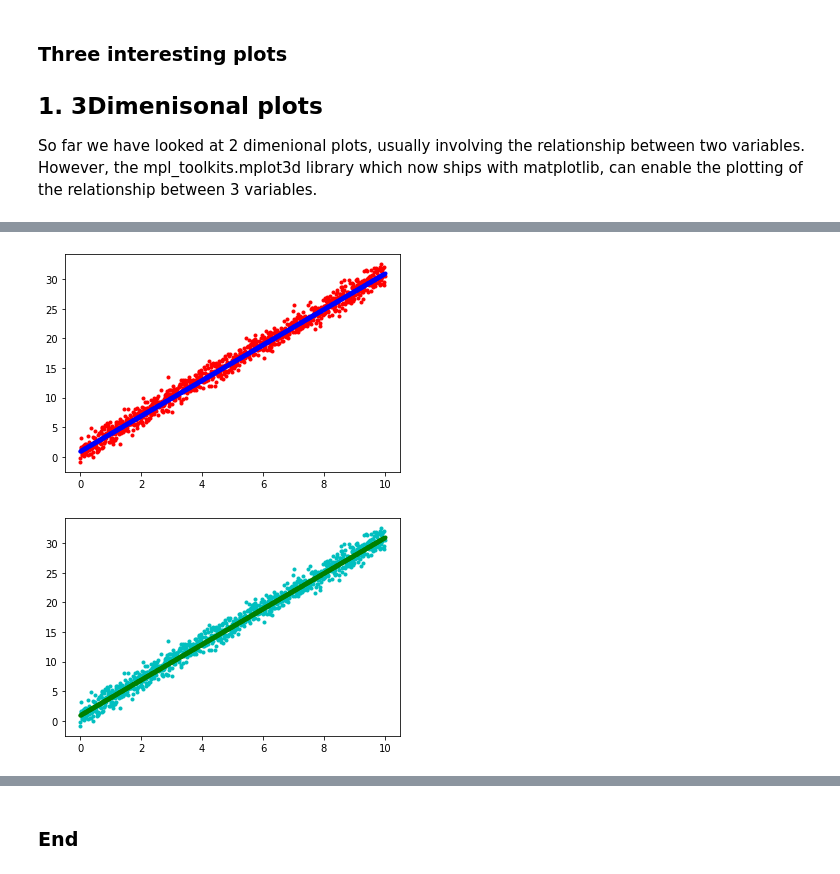
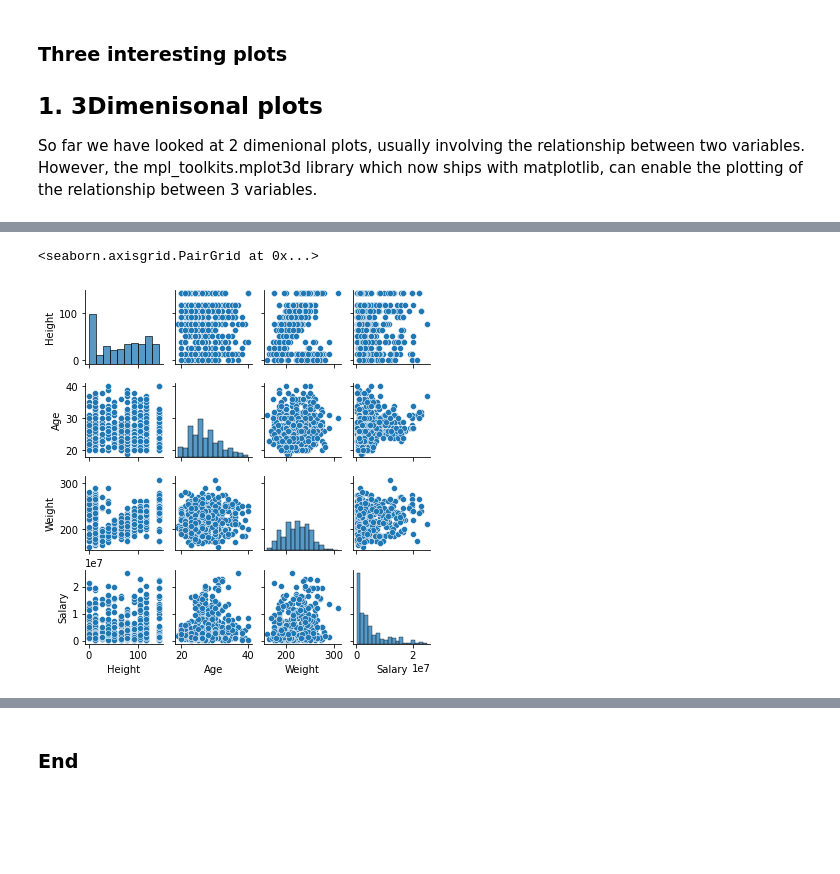
Before and after one commit to Jonish99/Fundamentals-of-Data-Analysis-Assessment, a Jupyter notebook: pyplot.ipynb, the cells around one changed output, grey strips where cells are left out. Cells and saved outputs as stored; diff of their text form; code cells hidden in the pictures; blank space fills up the shorter version.

Commit message:
Added Seaborn pairplot to pyplot.ipynb

```diff
--- a/pyplot.ipynb
+++ b/pyplot.ipynb
@@ -239,14 +241,0 @@ plt.show()
-# %%
-x = np.arange(0.0,10.0,0.01)
-y = 3.0 * x +1.0
-
-noise = np.random.normal(0.10,1.0,len(x))
-
-plt.plot(x,y + noise,'c.', label="noise" )
-plt.plot(x,y,'g.', label="strt" )
-plt.title("Simple plot")
-plt.xlabel('weight')
-plt.ylabel('mass')
-plt.legend()
-
-plt.show()
@@ -257,20 +249,32 @@ plt.show()
 # %%
-## 2. s
+# load the nba dataset into pandas dataframe
+
+df = pandas.read_csv("data/nba.csv")
+
+
+#the height format is in feet and inches. e.g. 7-2
+#Use function to convert that column to inches(pandas and Horvitz, 2021)
+
+def parse_ht(ht):
+    # format: 7' 0.0"
+    #split an on '-' and create array
+    ht=str(ht)
+    ht_ = ht.split(".")
+    #print(ht_[1])
+    #convert feet to float
+    ft_ = float(ht_[1])
+    #repalce double quote with nothing
+    in_ = float(ht_[1].replace("\"",""))
+    #print((12*ft_) + in_)
+    #feet * 12 + inches gives total inches
+    return int((12*ft_) + in_)
+df.dropna()
+#apply function to column
+df["Height"] = df["Height"].apply(lambda x:parse_ht(x))
+df.dropna()
+
+#specify variable to use from dataframe
+sns.pairplot(df,vars=["Height","Age","Weight","Salary"], diag_kind='hist', height=1.4)
+# %% [output]
+<seaborn.axisgrid.PairGrid at 0x...>
+[figure, added]
-# %%
-x = np.arange(0.0,10.0,0.01)
-y = 3.0 * x +1.0
-
-noise = np.random.normal(0.10,1.0,len(x))
-#repeat calls to the plot
-plt.plot(x,y + noise,'r.' )
-plt.plot(x,y,'b.')
-
-plt.show()
-#close plot, then new plot
-plt.plot(x,y + noise,'c.' )
-plt.plot(x,y,'g.')
-
-plt.show()
-# %% [output]
-[figure, removed]
-[figure, removed]
```
Also changed, not shown: parts of 15 cells of this notebook, 1 other file.
